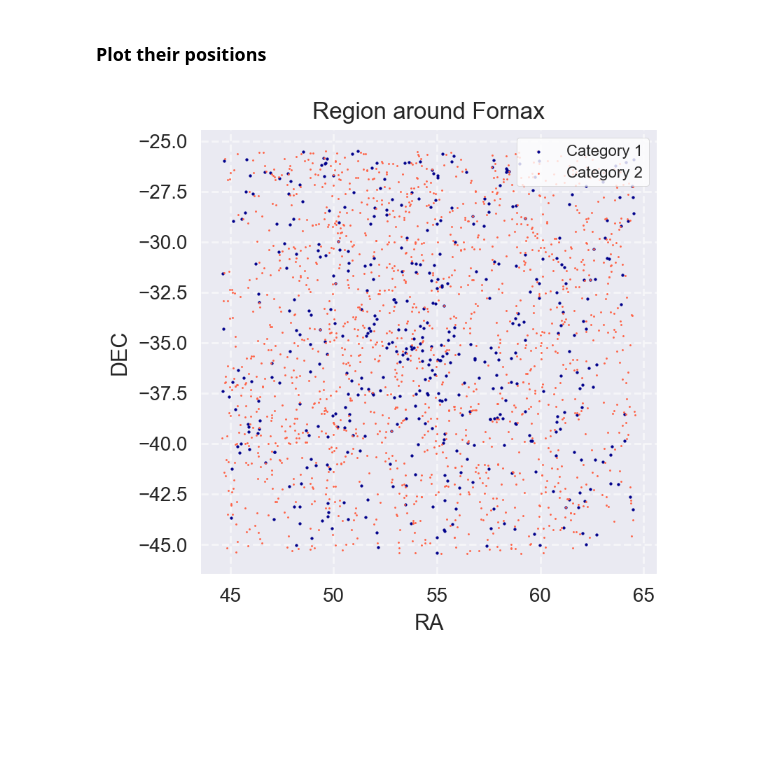
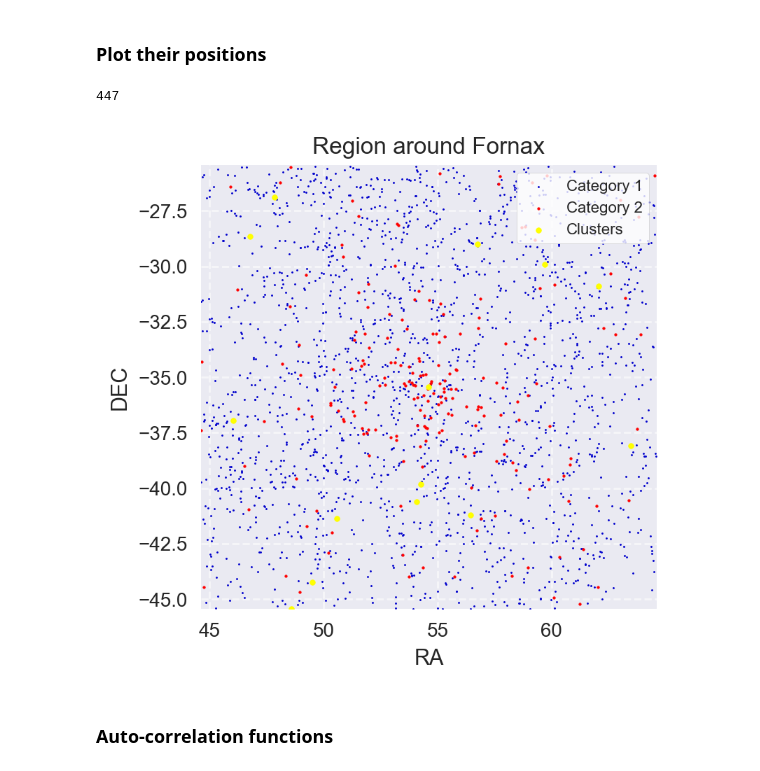
Before and after one commit to dtanoglidis/UDGs, a Jupyter notebook: Classification_around_Fornax.ipynb, the cells around one changed output. Cells and saved outputs as stored; diff of their text form; code cells hidden in the pictures; blank space fills up the shorter version.

```diff
--- a/Classification_around_Fornax.ipynb
+++ b/Classification_around_Fornax.ipynb
@@ -165,7 +165,7 @@ np.savetxt('Fornax.dat', np.c_[RA_posit, DEC_posit], fmt='%.6f %.6f')
 # %%
 from sklearn.cluster import KMeans
 
-kmeans = KMeans(3) #Initialize a KMeans model with three clusters
+kmeans = KMeans(2) #Initialize a KMeans model with three clusters
 # %%
 # Fit and predict the labels of the clusters
 labels = kmeans.fit_predict(X_posit)
@@ -238,20 +232,38 @@ plt.show()
 # %% [markdown]
 ### Plot their positions
+# %%
+RAh, RAm, RAs, DECd,DECm, DECs = np.loadtxt("Reflex_RADEC.dat",  unpack=3, usecols=[1,2,3,4,5,6])
+
+print(len(RAh))
+# %% [output]
+447
+# %%
+RA_reflex = RAh*15.0 + RAm/4.0 + RAs/240.0  # Right ascension in degrees
+
+# Get signs
+sig = np.sign(DECd)
+sig[32]=sig[104]=sig[245]=sig[288]=sig[436]=1
+sig[174]=sig[175]=sig[272]=sig[289]=-1
+
+DEC_reflex = sig*(abs(DECd) + DECm/60.0 + DECs/3600.0)
 # %%
 fig = plt.figure(figsize=(4.2,4.2))
-plt.scatter(RA_cat_1, DEC_cat_1, c='darkblue', s=1.5,  label='Category 1')
-plt.scatter(RA_cat_2, DEC_cat_2, c='tomato', s=0.5,  label='Category 2')
-#plt.scatter(RA_cat_3, DEC_cat_3, c='green', s=1.5,  label='Category 3')
+plt.scatter(RA_cat_1, DEC_cat_1, c='mediumblue', s=0.5,  label='Category 1')
+plt.scatter(RA_cat_2, DEC_cat_2, c='red', s=1.5,  label='Category 2')
+plt.scatter(RA_reflex, DEC_reflex, c='yellow', s=7.4, label='Clusters')
 
 
 plt.xlabel('RA'); plt.ylabel('DEC')
 plt.grid(ls='--', alpha=0.6)
-#plt.xlim(53.5,56.0)
+plt.xlim(44.61625,64.61625)
+plt.ylim(-45.44833,-25.44833)
 plt.legend(frameon=True, loc='upper right', fontsize=8, facecolor='w')
 plt.title('Region around Fornax')
 plt.show()
 # %% [output]
-[figure, old version]
+[figure, new version]
+# %% [markdown]
+### Auto-correlation functions
 # %%
 import treecorr
 import fitsio
```
Also changed, not shown: parts of 27 cells of this notebook.
